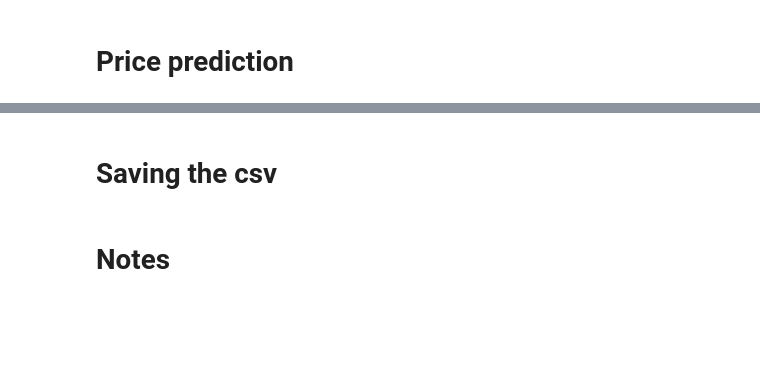
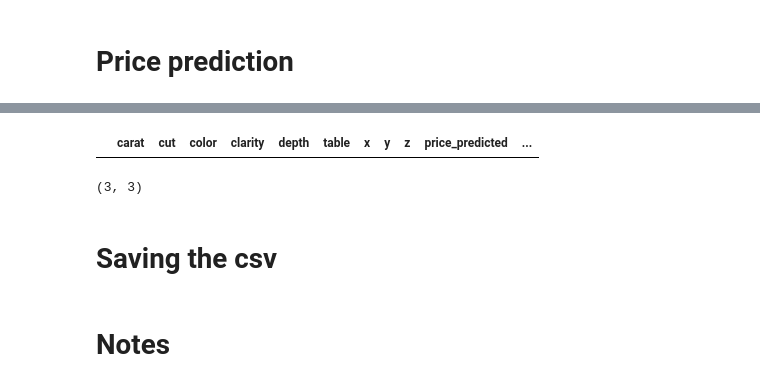
Before and after one commit to Lucascapdeville/Linear_Regression, a Jupyter notebook: linear_regression.ipynb, the cells around one changed output, grey strips where cells are left out. Drawn from its saved outputs; the diff is of its cells as text; code cells hidden in the pictures; blank space fills up the shorter version.

```diff
--- a/linear_regression.ipynb
+++ b/linear_regression.ipynb
@@ -72,3 +96,8 @@ sns.pairplot(diamonds[diamonds['cut'] == 'Good'][['carat','depth','table','price
+# %%
+diamonds_clean.loc[diamonds_clean['clarity']=='I1','clarity_value'] = 0
+diamonds_clean.loc[diamonds_clean['clarity']!='I1','clarity_value'] = 1
+diamonds_rick_predicted.loc[diamonds_clean['clarity']=='I1','clarity_value'] = 0
+diamonds_rick_predicted.loc[diamonds_clean['clarity']!='I1','clarity_value'] = 1
 # %% [markdown]
 # Price prediction
 # %%
@@ -77,11 +106,16 @@ sns.pairplot(diamonds[diamonds['cut'] == 'Good'][['carat','depth','table','price
 #'SI1', 'VS1', 'VS2', 'SI2', 'VVS2', 'VVS1', 'I1', 'IF'
 model = LinearRegression()
 diamonds_rick_predicted['price_predicted'] = 0
-for clarity in diamonds_rick_predicted['clarity'].unique():
-    for color in diamonds_rick_predicted['color'].unique():
-        X = diamonds[(diamonds['clarity']==clarity)&(diamonds['color']==color)][['carat','table','depth']]
-        y = diamonds[(diamonds['clarity']==clarity)&(diamonds['color']==color)]['price']
-        model.fit(X,y)
-        X_rick = diamonds_rick_predicted[(diamonds_rick_predicted['clarity']==clarity)&(diamonds_rick_predicted['color']==color)][['carat','table','depth']]
-        y_pred = model.predict(X_rick)
-        diamonds_rick_predicted.loc[(diamonds_rick_predicted['clarity']==clarity)&(diamonds_rick_predicted['color']==color),'price_predicted'] = y_pred
+for clarity in diamonds['clarity_value'].unique():
+    for color in diamonds['color'].unique():
+        for cut in diamonds['cut_value'].unique():
+            X = diamonds[(diamonds['clarity_value']==clarity)&(diamonds['color']==color)&(diamonds['cut_value']==cut)][['carat','table','depth']]
+            y = diamonds[(diamonds['clarity_value']==clarity)&(diamonds['color']==color)&(diamonds['cut_value']==cut)]['price']
+            model.fit(X,y)
+            print(f'Modelo {clarity},{color},{cut}:{model.score(X,y)}')
+            try:
+                X_rick = diamonds_rick_predicted[(diamonds_rick_predicted['clarity_value']==clarity)&(diamonds_rick_predicted['color']==color)&(diamonds_rick_predicted['cut_value']==cut)][['carat','table','depth']]
+                y_pred = model.predict(X_rick)
+                diamonds_rick_predicted.loc[(diamonds_rick_predicted['clarity_value']==clarity)&(diamonds_rick_predicted['color']==color)&(diamonds_rick_predicted['cut_value']==cut),'price_predicted'] = y_pred
+            except:
+                None
@@ -88,3 +140,11 @@ for clarity in diamonds_rick_predicted['clarity'].unique():
+# %%
+diamonds_rick_predicted[diamonds_rick_predicted['price_predicted']==0]
+# %% [output]
+|  | carat | cut | color | clarity | depth | table | x | y | z | price_predicted | ... |
+# %%
+X.shape
+# %% [output]
+(3, 3)
 # %% [markdown]
 # Saving the csv
 # %%
```
Also changed, not shown: parts of 10 cells of this notebook, 1 other file.
